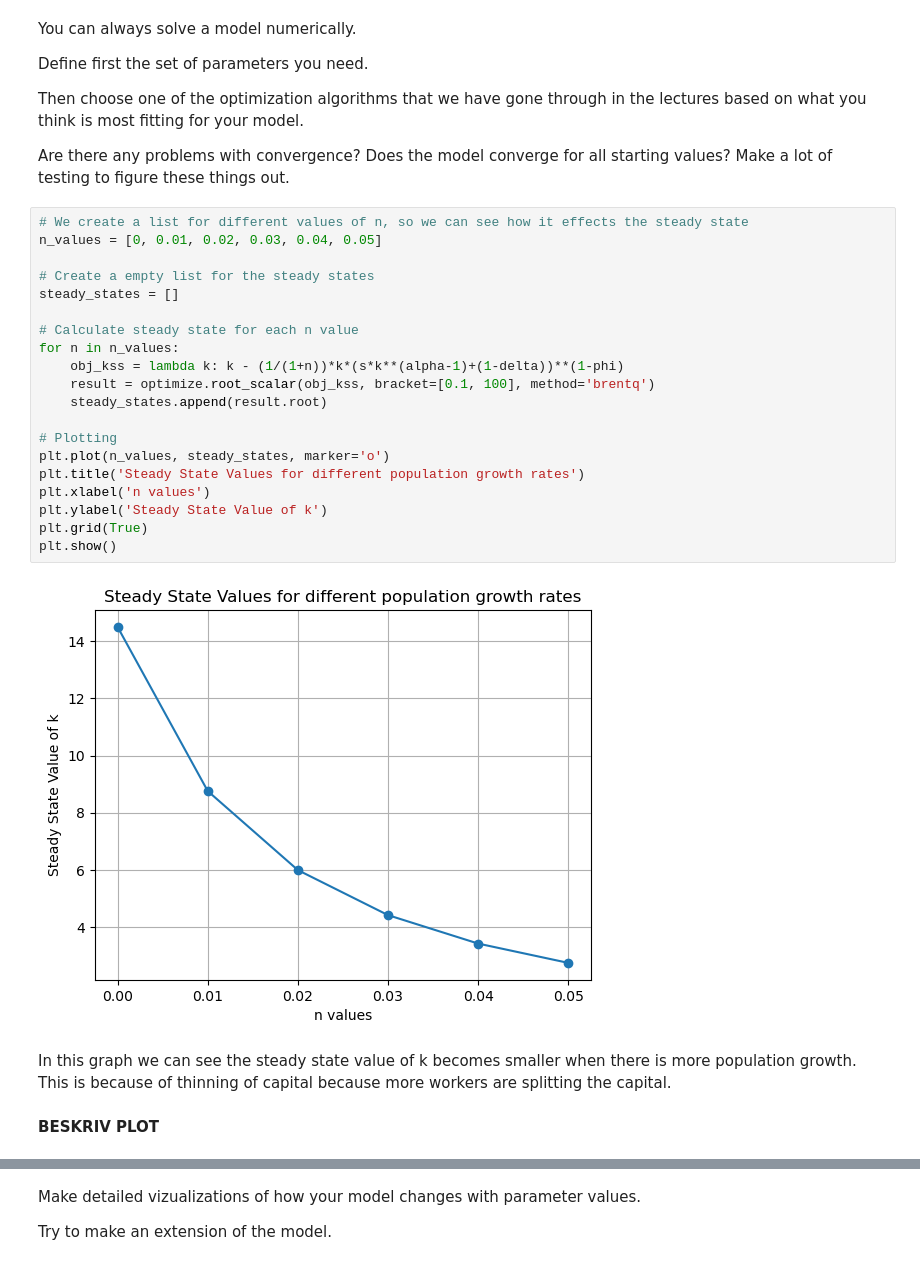
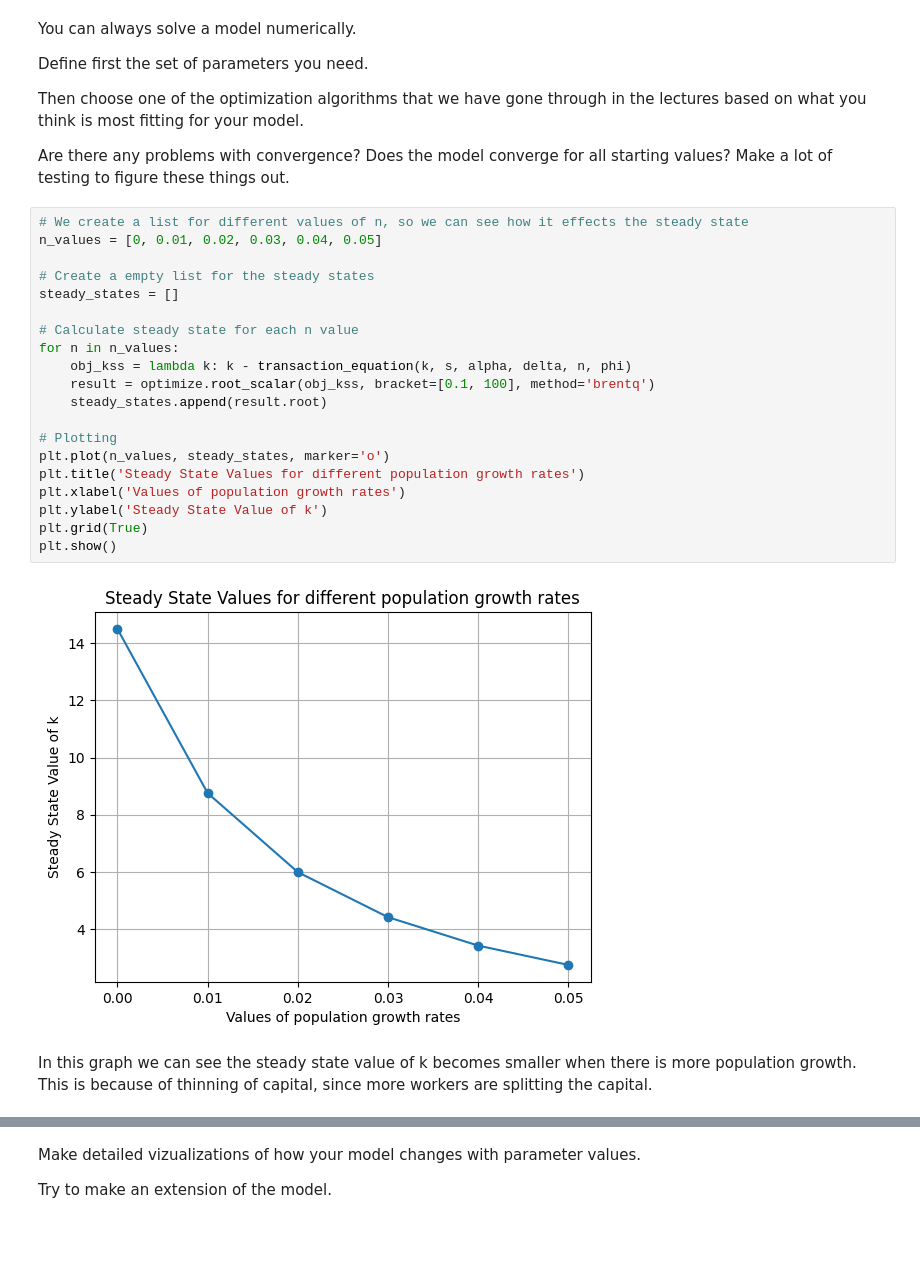
Before and after one commit to NumEconCopenhagen/projects-2024-simon-katrine, a Jupyter notebook: modelproject/modelproject.ipynb, the cells around one changed output, grey strips where cells are left out. Drawn from its saved outputs; the diff is of its cells as text; blank space fills up the shorter version.

```diff
--- a/modelproject/modelproject.ipynb
+++ b/modelproject/modelproject.ipynb
@@ -158,29 +161,27 @@ Are there any problems with convergence? Does the model converge for all startin
 # %%
 # We create a list for different values of n, so we can see how it effects the steady state
 n_values = [0, 0.01, 0.02, 0.03, 0.04, 0.05]
 
 # Create a empty list for the steady states
 steady_states = []
 
 # Calculate steady state for each n value
 for n in n_values:
-    obj_kss = lambda k: k - (1/(1+n))*k*(s*k**(alpha-1)+(1-delta))**(1-phi)
+    obj_kss = lambda k: k - transaction_equation(k, s, alpha, delta, n, phi)
     result = optimize.root_scalar(obj_kss, bracket=[0.1, 100], method='brentq')
     steady_states.append(result.root)
 
 # Plotting
 plt.plot(n_values, steady_states, marker='o')
 plt.title('Steady State Values for different population growth rates')
-plt.xlabel('n values')
+plt.xlabel('Values of population growth rates')
 plt.ylabel('Steady State Value of k')
 plt.grid(True)
 plt.show()
 # %% [output]
-[figure, old version]
+[figure, new version]
 # %% [markdown]
-In this graph we can see the steady state value of k becomes smaller when there is more population growth. This is because of thinning of capital because more workers are splitting the capital.
+In this graph we can see the steady state value of k becomes smaller when there is more population growth. This is because of thinning of capital, since more workers are splitting the capital.
-# %% [markdown]
-**BESKRIV PLOT**
 # %%
 # We create a list for different values of s, so we can see how it effects the steady state
 s_values = [0.2, 0.25, 0.3, 0.35, 0.4, 0.45]
```
Also changed, not shown: parts of 18 cells of this notebook.
